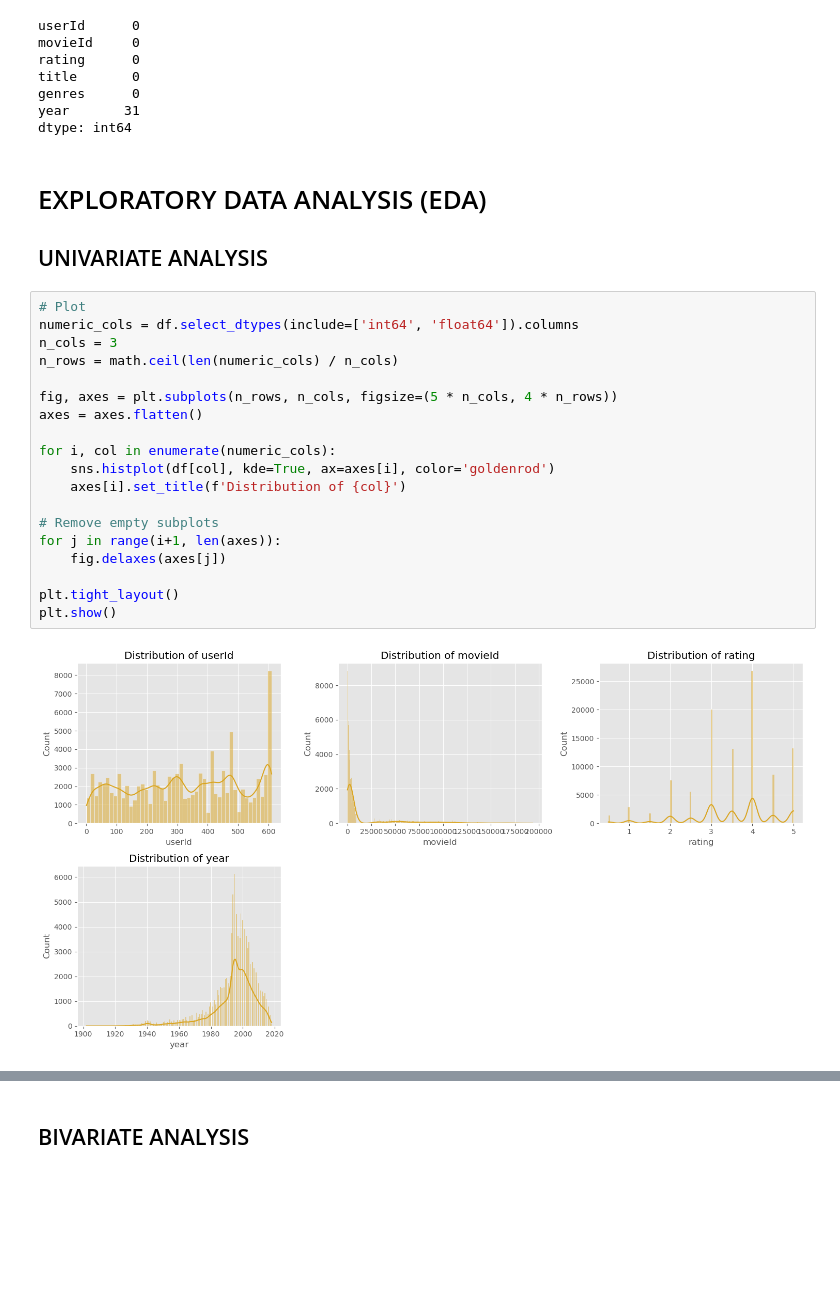
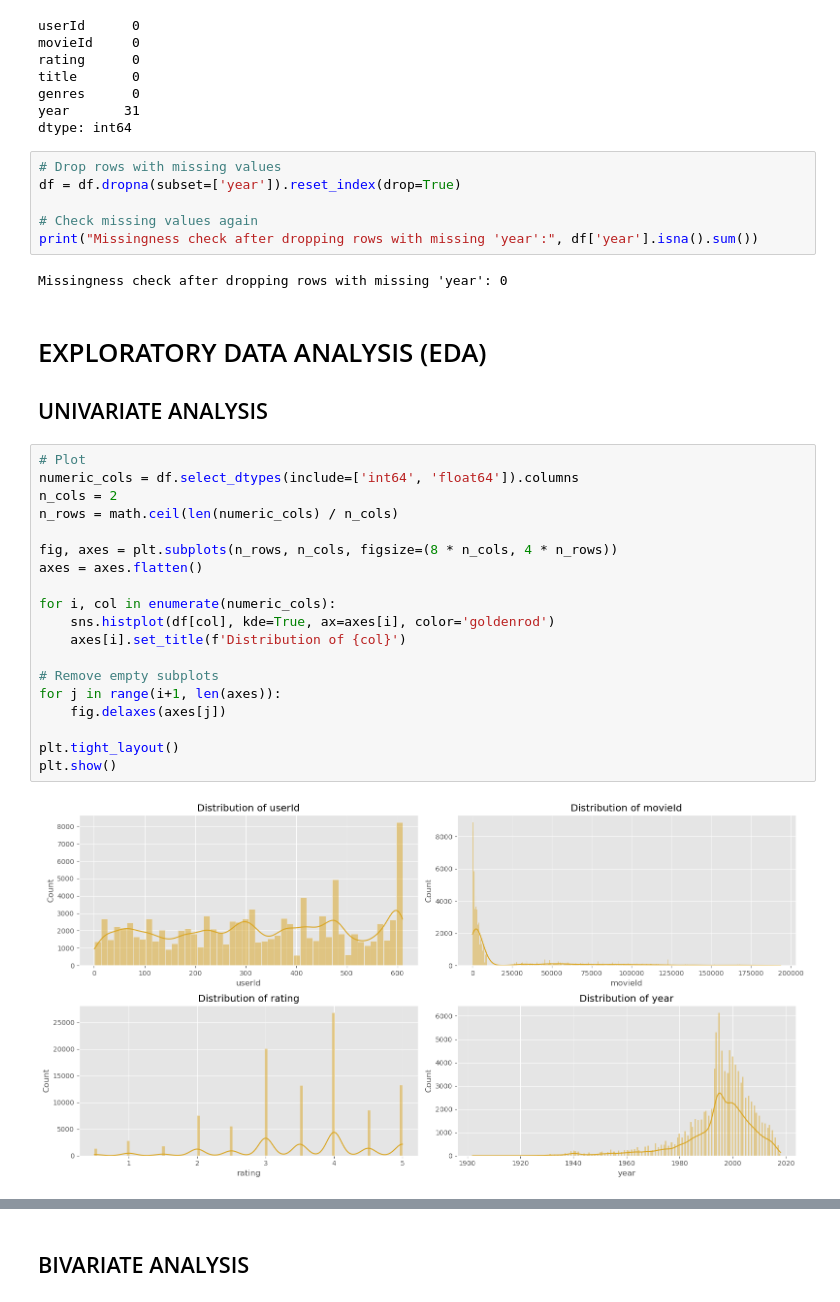
Before and after one commit to Vain-Guy/Movie-Recommendation-System, a Jupyter notebook: Notebooks/eda.ipynb, the cells around one changed output, grey strips where cells are left out. Cells and saved outputs as stored; diff of their text form; blank space fills up the shorter version.

```diff
--- a/Notebooks/eda.ipynb
+++ b/Notebooks/eda.ipynb
@@ -267,6 +267,14 @@ title       0
 genres      0
 year       31
 dtype: int64
+# %%
+# Drop rows with missing values
+df = df.dropna(subset=['year']).reset_index(drop=True)
+
+# Check missing values again
+print("Missingness check after dropping rows with missing 'year':", df['year'].isna().sum())
+# %% [output]
+Missingness check after dropping rows with missing 'year': 0
 # %% [markdown]
 # EXPLORATORY DATA ANALYSIS (EDA)
 
@@ -274,21 +282,21 @@ dtype: int64
 # %%
 # Plot
 numeric_cols = df.select_dtypes(include=['int64', 'float64']).columns
-n_cols = 3
+n_cols = 2
 n_rows = math.ceil(len(numeric_cols) / n_cols)
 
-fig, axes = plt.subplots(n_rows, n_cols, figsize=(5 * n_cols, 4 * n_rows))
+fig, axes = plt.subplots(n_rows, n_cols, figsize=(8 * n_cols, 4 * n_rows))
 axes = axes.flatten()
 
 for i, col in enumerate(numeric_cols):
     sns.histplot(df[col], kde=True, ax=axes[i], color='goldenrod')
     axes[i].set_title(f'Distribution of {col}')
 
 # Remove empty subplots
 for j in range(i+1, len(axes)):
     fig.delaxes(axes[j])
 
 plt.tight_layout()
 plt.show()
 # %% [output]
-[figure, old version]
+[figure, new version]
```
Also changed, not shown: parts of 2 cells of this notebook.
